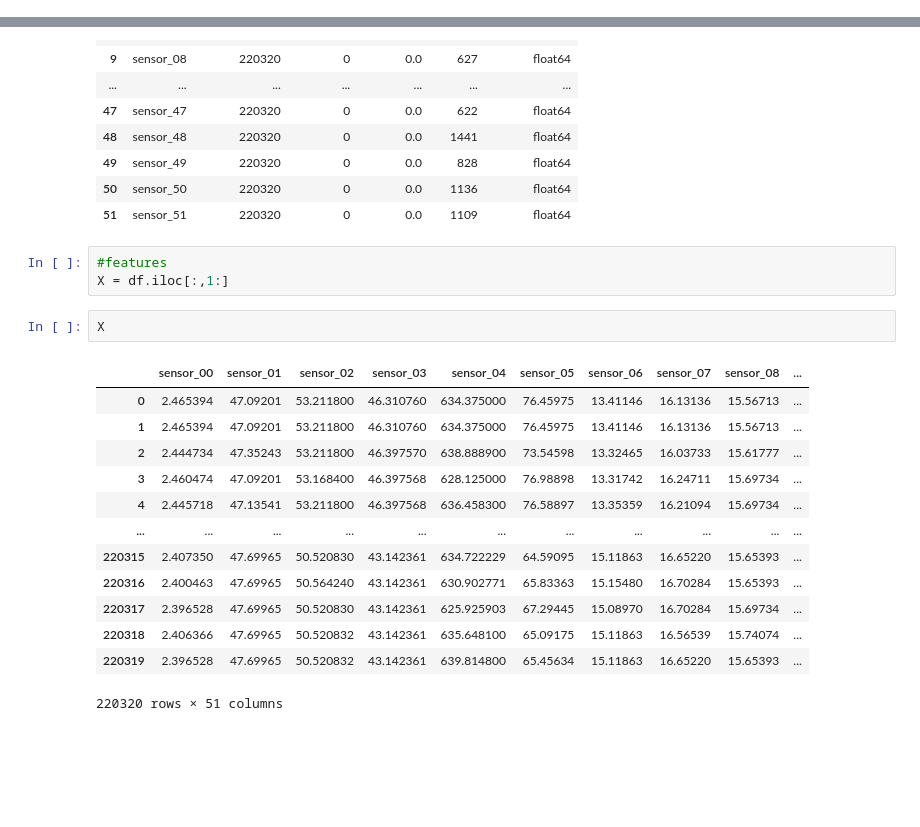
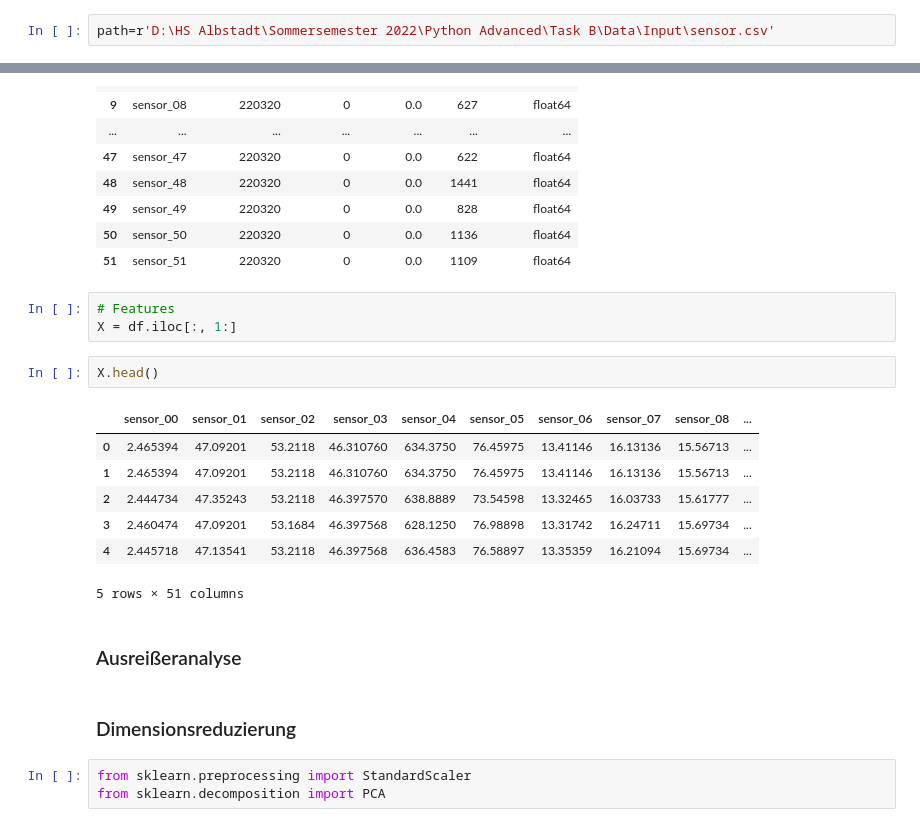
Before and after one commit to nils12344/PythonAdvancedGruppeD, a Jupyter notebook: Projekt Gruppe D.ipynb, the cells around one changed output, grey strips where cells are left out. Saved outputs shown, nothing was run; the diff lists cells and outputs as text; blank space fills up the shorter version.

```diff
--- a/Projekt Gruppe D.ipynb
+++ b/Projekt Gruppe D.ipynb
@@ -24,2 +22,4 @@ path=r"C:\Users\heimb\Desktop\Master\2. Semester\4. Python Advanced\Projekt\data
+# %%
+path=r'D:\HS Albstadt\Sommersemester 2022\Python Advanced\Task B\Data\Input\sensor.csv'
 # %%
 import pandas as pd
@@ -151,21 +161,22 @@ insights(df)
 | 50 | sensor_50 | 220320 | 0 | 0.0 | 1136 | float64 |
 | 51 | sensor_51 | 220320 | 0 | 0.0 | 1109 | float64 |
 # %%
-#features
-X = df.iloc[:,1:]
+# Features
+X = df.iloc[:, 1:]
 # %%
-X
+X.head()
 # %% [output]
 |  | sensor_00 | sensor_01 | sensor_02 | sensor_03 | sensor_04 | sensor_05 | sensor_06 | sensor_07 | sensor_08 | ... |
-| 0 | 2.465394 | 47.09201 | 53.211800 | 46.310760 | 634.375000 | 76.45975 | 13.41146 | 16.13136 | 15.56713 | ... |
-| 1 | 2.465394 | 47.09201 | 53.211800 | 46.310760 | 634.375000 | 76.45975 | 13.41146 | 16.13136 | 15.56713 | ... |
-| 2 | 2.444734 | 47.35243 | 53.211800 | 46.397570 | 638.888900 | 73.54598 | 13.32465 | 16.03733 | 15.61777 | ... |
-| 3 | 2.460474 | 47.09201 | 53.168400 | 46.397568 | 628.125000 | 76.98898 | 13.31742 | 16.24711 | 15.69734 | ... |
-| 4 | 2.445718 | 47.13541 | 53.211800 | 46.397568 | 636.458300 | 76.58897 | 13.35359 | 16.21094 | 15.69734 | ... |
-| ... | ... | ... | ... | ... | ... | ... | ... | ... | ... | ... |
-| 220315 | 2.407350 | 47.69965 | 50.520830 | 43.142361 | 634.722229 | 64.59095 | 15.11863 | 16.65220 | 15.65393 | ... |
-| 220316 | 2.400463 | 47.69965 | 50.564240 | 43.142361 | 630.902771 | 65.83363 | 15.15480 | 16.70284 | 15.65393 | ... |
-| 220317 | 2.396528 | 47.69965 | 50.520830 | 43.142361 | 625.925903 | 67.29445 | 15.08970 | 16.70284 | 15.69734 | ... |
-| 220318 | 2.406366 | 47.69965 | 50.520832 | 43.142361 | 635.648100 | 65.09175 | 15.11863 | 16.56539 | 15.74074 | ... |
-| 220319 | 2.396528 | 47.69965 | 50.520832 | 43.142361 | 639.814800 | 65.45634 | 15.11863 | 16.65220 | 15.65393 | ... |
+| 0 | 2.465394 | 47.09201 | 53.2118 | 46.310760 | 634.3750 | 76.45975 | 13.41146 | 16.13136 | 15.56713 | ... |
+| 1 | 2.465394 | 47.09201 | 53.2118 | 46.310760 | 634.3750 | 76.45975 | 13.41146 | 16.13136 | 15.56713 | ... |
+| 2 | 2.444734 | 47.35243 | 53.2118 | 46.397570 | 638.8889 | 73.54598 | 13.32465 | 16.03733 | 15.61777 | ... |
+| 3 | 2.460474 | 47.09201 | 53.1684 | 46.397568 | 628.1250 | 76.98898 | 13.31742 | 16.24711 | 15.69734 | ... |
+| 4 | 2.445718 | 47.13541 | 53.2118 | 46.397568 | 636.4583 | 76.58897 | 13.35359 | 16.21094 | 15.69734 | ... |
-220320 rows × 51 columns
+5 rows × 51 columns
+# %% [markdown]
+<h3>Ausreißeranalyse</h3>
+# %% [markdown]
+<h3>Dimensionsreduzierung</h3>
+# %%
+from sklearn.preprocessing import StandardScaler
+from sklearn.decomposition import PCA
```
Also changed, not shown: parts of 22 cells of this notebook.
